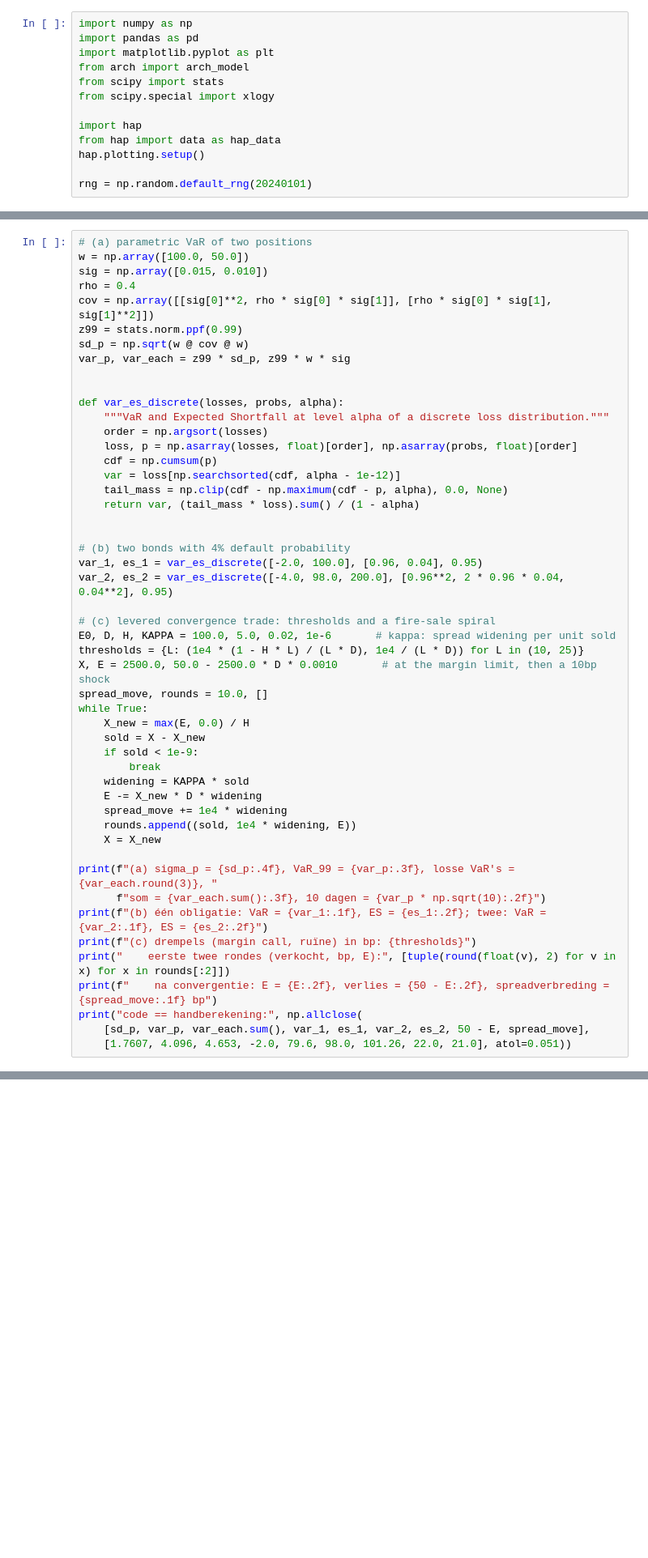
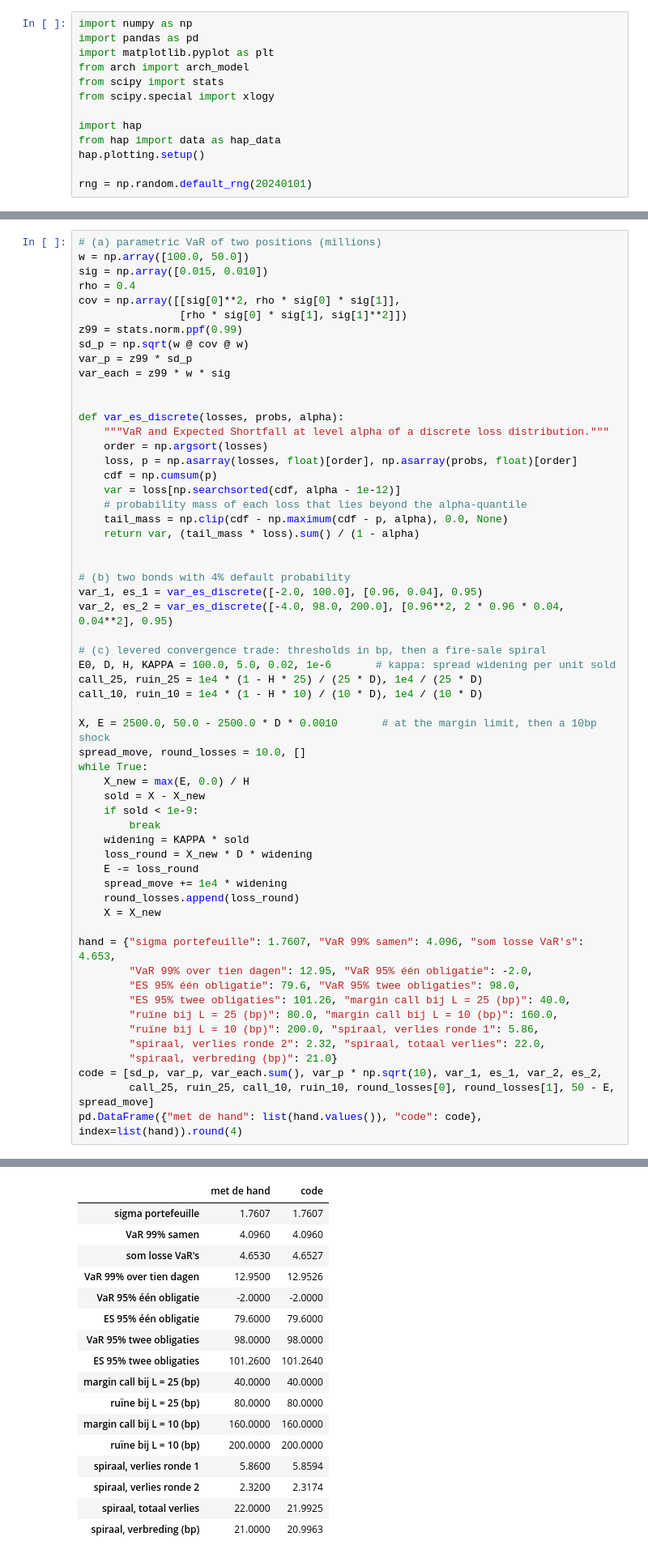
Before and after one commit to MaartenN14/history-asset-pricing, a Jupyter notebook: lectures/04_22_risk_management.ipynb, the cells around one changed output, grey strips where cells are left out. Shown at 81% size. Cells and saved outputs as stored; diff of their text form; blank space fills up the shorter version.

```diff
--- a/lectures/04_22_risk_management.ipynb
+++ b/lectures/04_22_risk_management.ipynb
@@ -138,12 +193,14 @@ zelf veroorzaakte.
 # %%
-# (a) parametric VaR of two positions
+# (a) parametric VaR of two positions (millions)
 w = np.array([100.0, 50.0])
 sig = np.array([0.015, 0.010])
 rho = 0.4
-cov = np.array([[sig[0]**2, rho * sig[0] * sig[1]], [rho * sig[0] * sig[1], sig[1]**2]])
+cov = np.array([[sig[0]**2, rho * sig[0] * sig[1]],
+                [rho * sig[0] * sig[1], sig[1]**2]])
 z99 = stats.norm.ppf(0.99)
 sd_p = np.sqrt(w @ cov @ w)
-var_p, var_each = z99 * sd_p, z99 * w * sig
+var_p = z99 * sd_p
+var_each = z99 * w * sig
 
 
 def var_es_discrete(losses, probs, alpha):
@@ -152,6 +209,7 @@ def var_es_discrete(losses, probs, alpha):
     loss, p = np.asarray(losses, float)[order], np.asarray(probs, float)[order]
     cdf = np.cumsum(p)
     var = loss[np.searchsorted(cdf, alpha - 1e-12)]
+    # probability mass of each loss that lies beyond the alpha-quantile
     tail_mass = np.clip(cdf - np.maximum(cdf - p, alpha), 0.0, None)
     return var, (tail_mass * loss).sum() / (1 - alpha)
 
@@ -160,29 +218,34 @@ def var_es_discrete(losses, probs, alpha):
 var_1, es_1 = var_es_discrete([-2.0, 100.0], [0.96, 0.04], 0.95)
 var_2, es_2 = var_es_discrete([-4.0, 98.0, 200.0], [0.96**2, 2 * 0.96 * 0.04, 0.04**2], 0.95)
 
-# (c) levered convergence trade: thresholds and a fire-sale spiral
+# (c) levered convergence trade: thresholds in bp, then a fire-sale spiral
 E0, D, H, KAPPA = 100.0, 5.0, 0.02, 1e-6       # kappa: spread widening per unit sold
-thresholds = {L: (1e4 * (1 - H * L) / (L * D), 1e4 / (L * D)) for L in (10, 25)}
+call_25, ruin_25 = 1e4 * (1 - H * 25) / (25 * D), 1e4 / (25 * D)
+call_10, ruin_10 = 1e4 * (1 - H * 10) / (10 * D), 1e4 / (10 * D)
+
 X, E = 2500.0, 50.0 - 2500.0 * D * 0.0010       # at the margin limit, then a 10bp shock
-spread_move, rounds = 10.0, []
+spread_move, round_losses = 10.0, []
 while True:
     X_new = max(E, 0.0) / H
     sold = X - X_new
     if sold < 1e-9:
         break
     widening = KAPPA * sold
-    E -= X_new * D * widening
+    loss_round = X_new * D * widening
+    E -= loss_round
     spread_move += 1e4 * widening
-    rounds.append((sold, 1e4 * widening, E))
+    round_losses.append(loss_round)
     X = X_new
 
-print(f"(a) sigma_p = {sd_p:.4f}, VaR_99 = {var_p:.3f}, losse VaR's = {var_each.round(3)}, "
-      f"som = {var_each.sum():.3f}, 10 dagen = {var_p * np.sqrt(10):.2f}")
-print(f"(b) één obligatie: VaR = {var_1:.1f}, ES = {es_1:.2f}; twee: VaR = {var_2:.1f}, ES = {es_2:.2f}")
-print(f"(c) drempels (margin call, ruïne) in bp: {thresholds}")
-print("    eerste twee rondes (verkocht, bp, E):", [tuple(round(float(v), 2) for v in x) for x in rounds[:2]])
-print(f"    na convergentie: E = {E:.2f}, verlies = {50 - E:.2f}, spreadverbreding = {spread_move:.1f} bp")
-print("code == handberekening:", np.allclose(
-    [sd_p, var_p, var_each.sum(), var_1, es_1, var_2, es_2, 50 - E, spread_move],
-    [1.7607, 4.096, 4.653, -2.0, 79.6, 98.0, 101.26, 22.0, 21.0], atol=0.051))
+hand = {"sigma portefeuille": 1.7607, "VaR 99% samen": 4.096, "som losse VaR's": 4.653,
+        "VaR 99% over tien dagen": 12.95, "VaR 95% één obligatie": -2.0,
+        "ES 95% één obligatie": 79.6, "VaR 95% twee obligaties": 98.0,
+        "ES 95% twee obligaties": 101.26, "margin call bij L = 25 (bp)": 40.0,
+        "ruïne bij L = 25 (bp)": 80.0, "margin call bij L = 10 (bp)": 160.0,
+        "ruïne bij L = 10 (bp)": 200.0, "spiraal, verlies ronde 1": 5.86,
+        "spiraal, verlies ronde 2": 2.32, "spiraal, totaal verlies": 22.0,
+        "spiraal, verbreding (bp)": 21.0}
+code = [sd_p, var_p, var_each.sum(), var_p * np.sqrt(10), var_1, es_1, var_2, es_2,
+        call_25, ruin_25, call_10, ruin_10, round_losses[0], round_losses[1], 50 - E, spread_move]
+pd.DataFrame({"met de hand": list(hand.values()), "code": code}, index=list(hand)).round(4)
 # %% [output]
@@ -195 +252,18 @@ code == handberekening: True
+|  | met de hand | code |
+| sigma portefeuille | 1.7607 | 1.7607 |
+| VaR 99% samen | 4.0960 | 4.0960 |
+| som losse VaR's | 4.6530 | 4.6527 |
+| VaR 99% over tien dagen | 12.9500 | 12.9526 |
+| VaR 95% één obligatie | -2.0000 | -2.0000 |
+| ES 95% één obligatie | 79.6000 | 79.6000 |
+| VaR 95% twee obligaties | 98.0000 | 98.0000 |
+| ES 95% twee obligaties | 101.2600 | 101.2640 |
+| margin call bij L = 25 (bp) | 40.0000 | 40.0000 |
+| ruïne bij L = 25 (bp) | 80.0000 | 80.0000 |
+| margin call bij L = 10 (bp) | 160.0000 | 160.0000 |
+| ruïne bij L = 10 (bp) | 200.0000 | 200.0000 |
+| spiraal, verlies ronde 1 | 5.8600 | 5.8594 |
+| spiraal, verlies ronde 2 | 2.3200 | 2.3174 |
+| spiraal, totaal verlies | 22.0000 | 21.9925 |
+| spiraal, verbreding (bp) | 21.0000 | 20.9963 |
 # %% [markdown]
```
Also changed, not shown: parts of 28 cells of this notebook, 5 other files.
